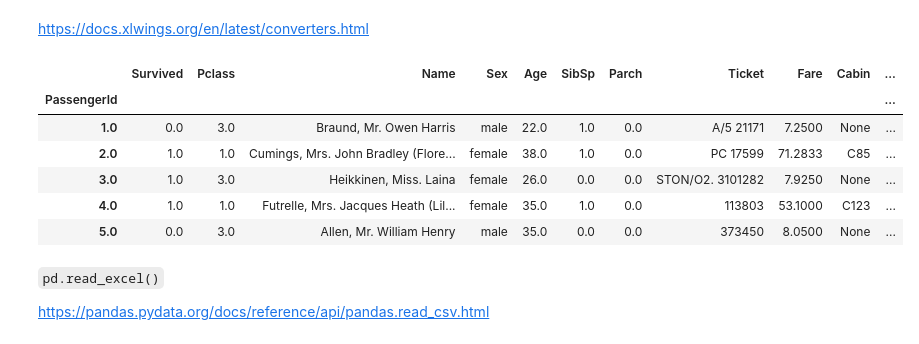
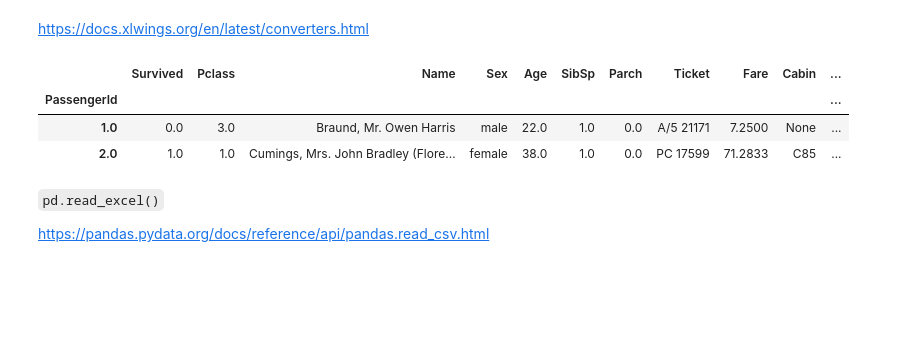
Before and after one commit to themirick/excel_basics, a Jupyter notebook: seminars/sem7hw/Lesson_code.ipynb, the cells around one changed output. Cells and saved outputs as stored; diff of their text form; code cells hidden in the pictures; blank space fills up the shorter version.

```diff
--- a/seminars/sem7hw/Lesson_code.ipynb
+++ b/seminars/sem7hw/Lesson_code.ipynb
@@ -157,4 +159,4 @@ wb.sheet_names
 # 2.2 Листы книги
 # %%
 # Добавим новый лист
-sht1 = wb.sheets.add(name='empty sheet', after=wb.sheets[0].name)
+sht1 = wb.sheets.add(name='empty sheet3', after=wb.sheets[0].name)
@@ -205,15 +221,12 @@ wb.sheets.active
 # %% [markdown]
 https://docs.xlwings.org/en/latest/converters.html
 # %%
-wb.sheets[0].range("A1").expand().options(pd.DataFrame).value[:5]
+wb.sheets[0].range("A1").expand().options(pd.DataFrame).value[:2]
 # %% [output]
 |  | Survived | Pclass | Name | Sex | Age | SibSp | Parch | Ticket | Fare | Cabin | ... |
 | PassengerId |  |  |  |  |  |  |  |  |  |  | ... |
 | 1.0 | 0.0 | 3.0 | Braund, Mr. Owen Harris | male | 22.0 | 1.0 | 0.0 | A/5 21171 | 7.2500 | None | ... |
 | 2.0 | 1.0 | 1.0 | Cumings, Mrs. John Bradley (Flore... | female | 38.0 | 1.0 | 0.0 | PC 17599 | 71.2833 | C85 | ... |
-| 3.0 | 1.0 | 3.0 | Heikkinen, Miss. Laina | female | 26.0 | 0.0 | 0.0 | STON/O2. 3101282 | 7.9250 | None | ... |
-| 4.0 | 1.0 | 1.0 | Futrelle, Mrs. Jacques Heath (Lil... | female | 35.0 | 1.0 | 0.0 | 113803 | 53.1000 | C123 | ... |
-| 5.0 | 0.0 | 3.0 | Allen, Mr. William Henry | male | 35.0 | 0.0 | 0.0 | 373450 | 8.0500 | None | ... |
 # %% [markdown]
 `pd.read_excel()`
 
```
Also changed, not shown: parts of 14 cells of this notebook, 7 other files.
